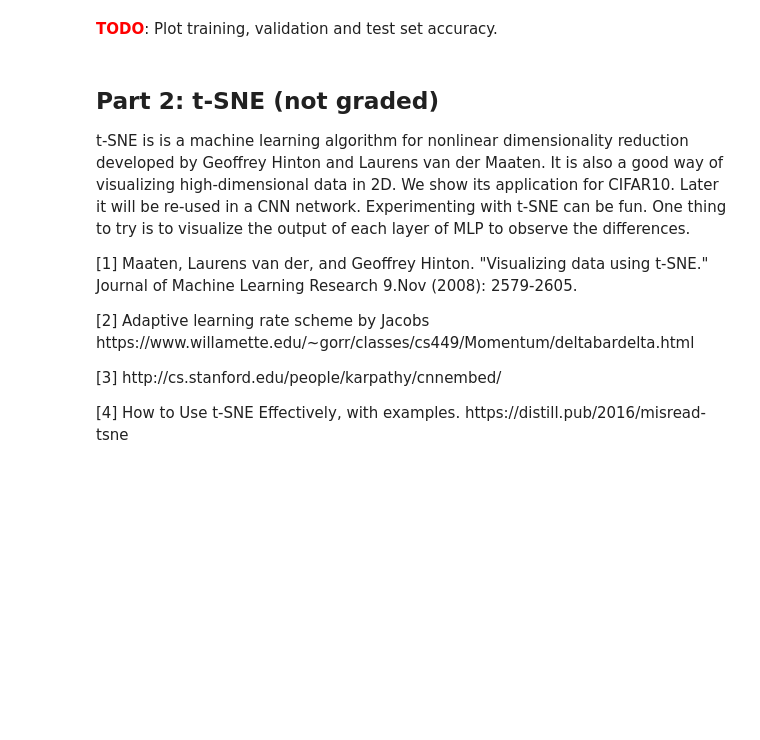
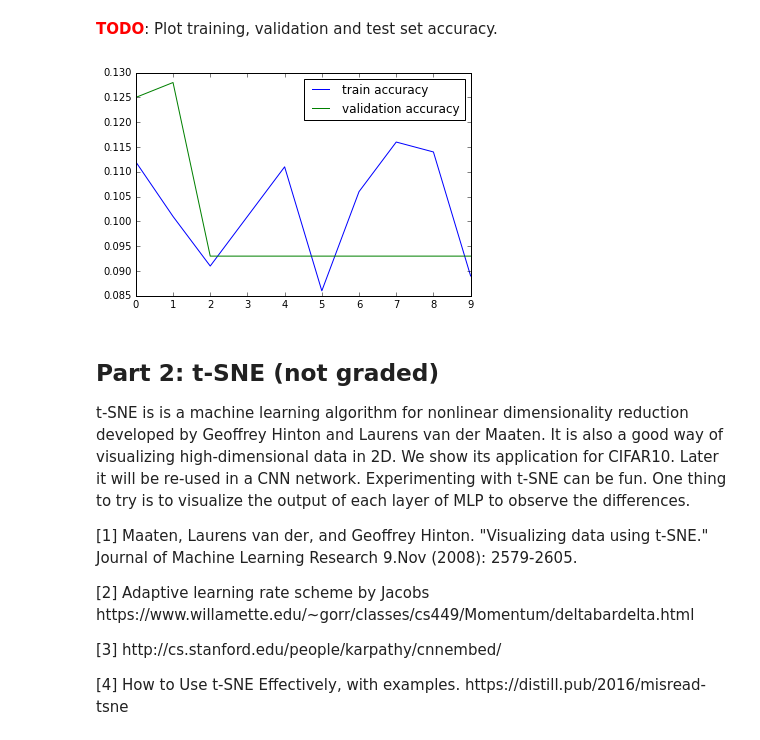
Before and after one commit to saipavan21/F_2017, a Jupyter notebook: nndl/assignment1_nndl/task3-dim_reduction.ipynb, the cells around one changed output. Cells and saved outputs as stored; diff of their text form; code cells hidden in the pictures; blank space fills up the shorter version.

```diff
--- a/nndl/assignment1_nndl/task3-dim_reduction.ipynb
+++ b/nndl/assignment1_nndl/task3-dim_reduction.ipynb
@@ -167,0 +166,36 @@ from ecbm4040.classifiers.mlp import MLP
+# %%
+from ecbm4040.train_funcs import train, test
+from ecbm4040.classifiers.mlp import MLP
+
+# TODO: pca preprocessing -> mlp classification
+
+k = 500
+num_channel = X_train.shape[-1]
+PCA_comp = []
+x_reshape = []
+for i in range(num_channel):
+    x_patch_ch = X_train[:,:,:,i]
+    x_reshape_ch = np.reshape(X_patch, (X_patch.shape[0], -1))
+    x_reshape.append(x_reshape_ch)
+    P, T = pca_naive(x_reshape_ch, k)
+    PCA_comp.append(P)
+
+X_train_pca_list = []
+for i in range(num_channel):
+    pca_feature_x = x_reshape[i].dot(PCA_comp[i].T)
+    X_train_pca_list.append(pca_feature_x.dot(PCA_comp[i]))
+
+X_train_pca = X_train_pca_list[0]
+for i in range(1, num_channel):
+    X_train_pca = np.append(X_train_pca, X_train_pca_list[i], axis = 1)
+
+
+model = MLP(input_dim=3072, hidden_dims=[100,50,50], num_classes=10, reg=0.1, weight_scale=1e-3)
+
+num_epoch = 10
+batch_size = 500
+lr = 1e-2
+verbose = True
+train_acc_hist, val_acc_hist = train(model, X_train_pca, y_train, X_val, y_val,
+                  num_epoch=num_epoch, batch_size=batch_size, learning_rate=lr, verbose=verbose)
+test(model, X_test, y_test)
@@ -172,3 +223,11 @@ from ecbm4040.classifiers.mlp import MLP
+# %%
+# TODO:
+plt.plot(train_acc_hist, label="train accuracy")
+plt.plot(val_acc_hist, label="validation accuracy")
+plt.legend()
+plt.show()
+# %% [output]
+[figure, added]
 # %% [markdown]
 ## Part 2: t-SNE (not graded)
 
```
Also changed, not shown: parts of 13 cells of this notebook, 11 other files.
